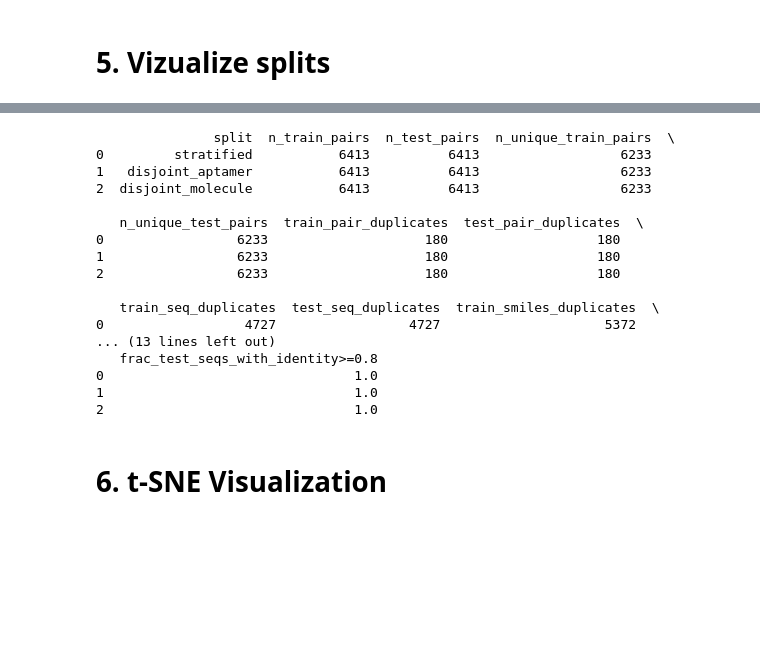
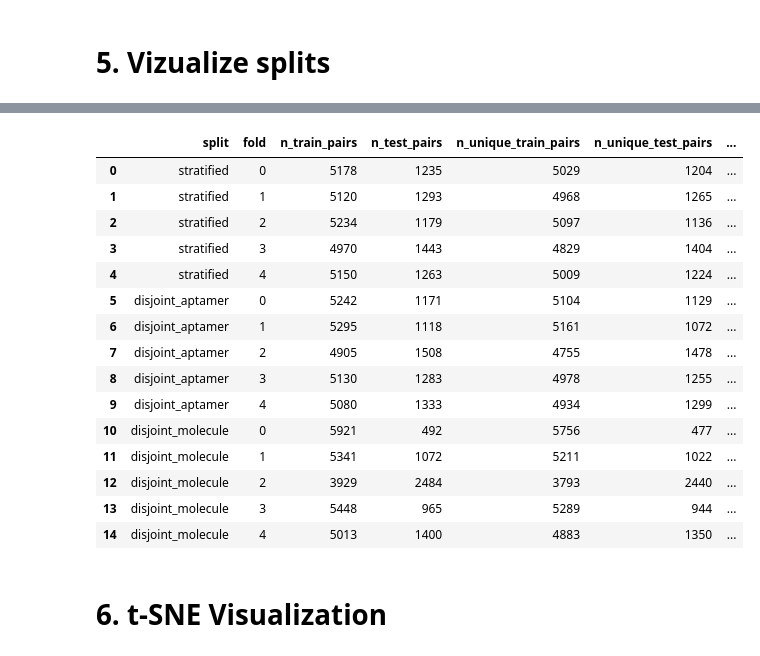
Before and after one commit to GenerativeMolMachines/AptaBench, a Jupyter notebook: notebooks/02_data_exploration.ipynb, the cells around one changed output, grey strips where cells are left out. Drawn from its saved outputs; the diff is of its cells as text; code cells hidden in the pictures; blank space fills up the shorter version.

```diff
--- a/notebooks/02_data_exploration.ipynb
+++ b/notebooks/02_data_exploration.ipynb
@@ -117,26 +146,25 @@ summary = analyze_generalization_splits(
     smiles_col="canonical_smiles",
     identity_threshold=0.8,
 )
-
-print(summary)
-# %% [output]
-               split  n_train_pairs  n_test_pairs  n_unique_train_pairs  \
-0         stratified           6413          6413                  6233
-1   disjoint_aptamer           6413          6413                  6233
-2  disjoint_molecule           6413          6413                  6233
-
-   n_unique_test_pairs  train_pair_duplicates  test_pair_duplicates  \
-0                 6233                    180                   180
-1                 6233                    180                   180
-2                 6233                    180                   180
-
-   train_seq_duplicates  test_seq_duplicates  train_smiles_duplicates  \
-0                  4727                 4727                     5372
-... (13 lines left out)
-   frac_test_seqs_with_identity>=0.8
-0                                1.0
-1                                1.0
-2                                1.0
+# %%
+summary
+# %% [output]
+|  | split | fold | n_train_pairs | n_test_pairs | n_unique_train_pairs | n_unique_test_pairs | ... |
+| 0 | stratified | 0 | 5178 | 1235 | 5029 | 1204 | ... |
+| 1 | stratified | 1 | 5120 | 1293 | 4968 | 1265 | ... |
+| 2 | stratified | 2 | 5234 | 1179 | 5097 | 1136 | ... |
+| 3 | stratified | 3 | 4970 | 1443 | 4829 | 1404 | ... |
+| 4 | stratified | 4 | 5150 | 1263 | 5009 | 1224 | ... |
+| 5 | disjoint_aptamer | 0 | 5242 | 1171 | 5104 | 1129 | ... |
+| 6 | disjoint_aptamer | 1 | 5295 | 1118 | 5161 | 1072 | ... |
+| 7 | disjoint_aptamer | 2 | 4905 | 1508 | 4755 | 1478 | ... |
+| 8 | disjoint_aptamer | 3 | 5130 | 1283 | 4978 | 1255 | ... |
+| 9 | disjoint_aptamer | 4 | 5080 | 1333 | 4934 | 1299 | ... |
+| 10 | disjoint_molecule | 0 | 5921 | 492 | 5756 | 477 | ... |
+| 11 | disjoint_molecule | 1 | 5341 | 1072 | 5211 | 1022 | ... |
+| 12 | disjoint_molecule | 2 | 3929 | 2484 | 3793 | 2440 | ... |
+| 13 | disjoint_molecule | 3 | 5448 | 965 | 5289 | 944 | ... |
+| 14 | disjoint_molecule | 4 | 5013 | 1400 | 4883 | 1350 | ... |
 # %% [markdown]
 # 6. t-SNE Visualization
 # %%
```
Also changed, not shown: parts of 3 cells of this notebook.
